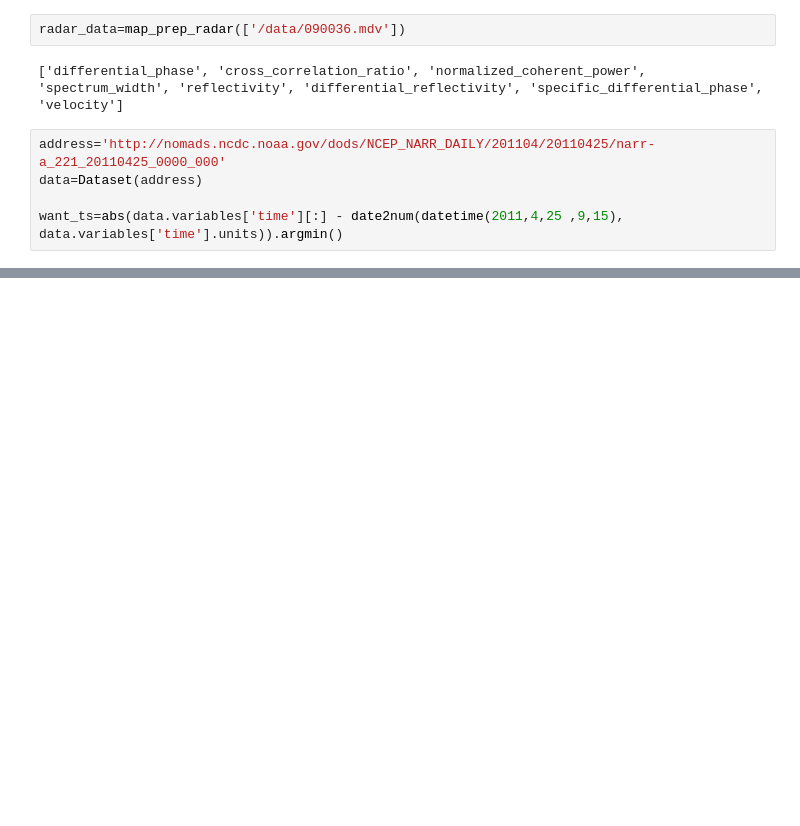
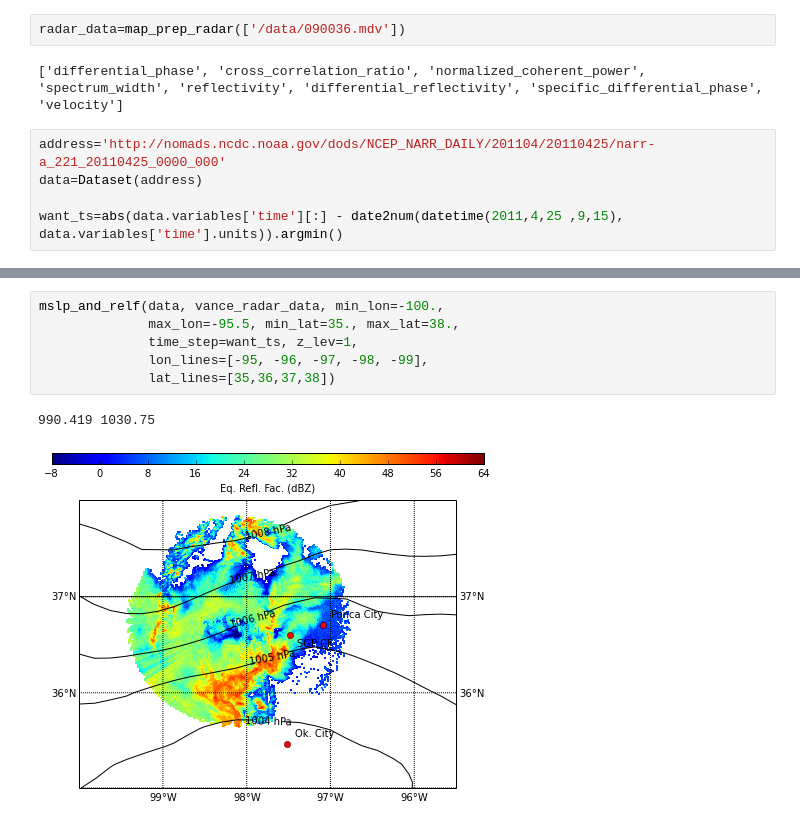
Before and after one commit to scollis/notebooks, a Jupyter notebook: Radar and MSLP map-mdv.ipynb, the cells around one changed output, grey strips where cells are left out. Saved outputs shown, nothing was run; the diff lists cells and outputs as text; blank space fills up the shorter version.

```diff
--- a/Radar and MSLP map-mdv.ipynb
+++ b/Radar and MSLP map-mdv.ipynb
@@ -191,0 +200,9 @@ mslp_and_relf(data, radar_data, min_lon=-100.,
+# %%
+mslp_and_relf(data, vance_radar_data, min_lon=-100.,
+              max_lon=-95.5, min_lat=35., max_lat=38.,
+              time_step=want_ts, z_lev=1,
+              lon_lines=[-95, -96, -97, -98, -99],
+              lat_lines=[35,36,37,38])
+# %% [output]
+990.419 1030.75
+[figure, added]
```
Also changed, not shown: parts of 3 cells of this notebook.
